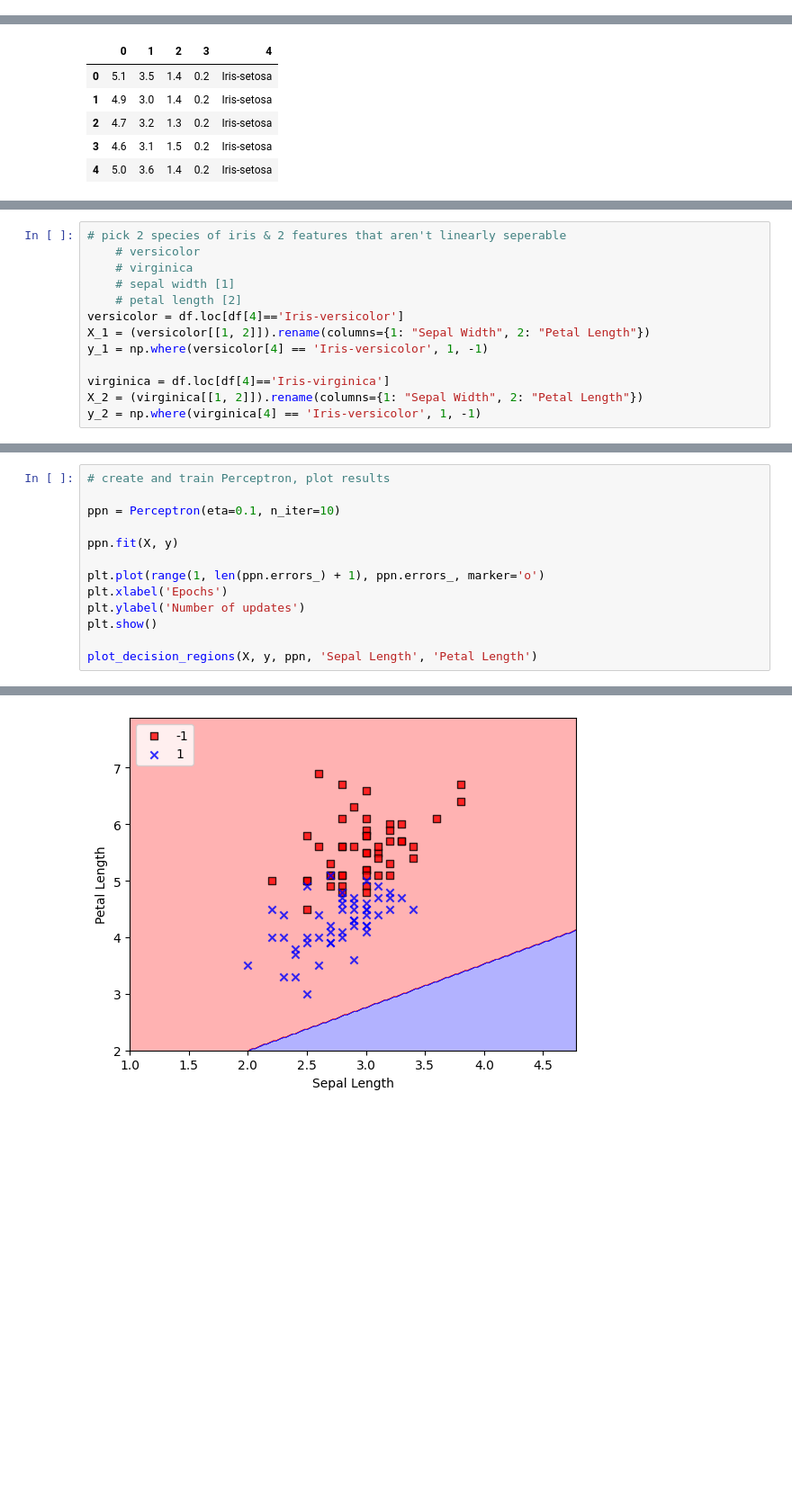
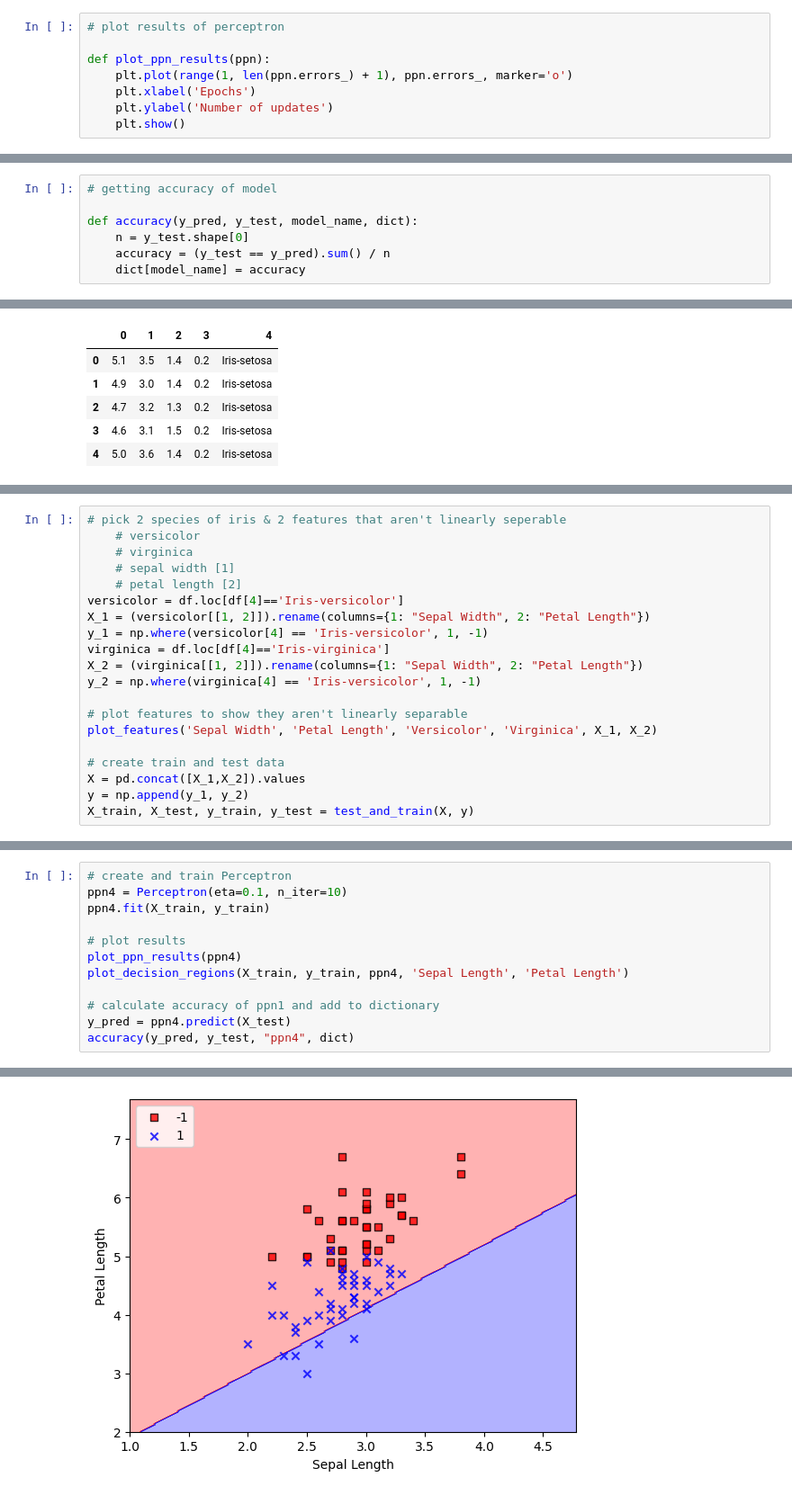
Before and after one commit to nisharamanna555/MachineLearning, a Jupyter notebook: week2.ipynb, the cells around one changed output, grey strips where cells are left out. Shown at 90% size. Saved outputs shown, nothing was run; the diff lists cells and outputs as text; blank space fills up the shorter version.

Commit message:
analyzed and compared accuracies btwn models

```diff
--- a/week2.ipynb
+++ b/week2.ipynb
@@ -205,0 +182,8 @@ class AdalineGD(object):
+# %%
+# plot results of perceptron
+
+def plot_ppn_results(ppn):
+    plt.plot(range(1, len(ppn.errors_) + 1), ppn.errors_, marker='o')
+    plt.xlabel('Epochs')
+    plt.ylabel('Number of updates')
+    plt.show()
@@ -205,0 +221,7 @@ class AdalineGD(object):
+# %%
+# getting accuracy of model
+
+def accuracy(y_pred, y_test, model_name, dict):
+    n = y_test.shape[0]
+    accuracy = (y_test == y_pred).sum() / n
+    dict[model_name] = accuracy
@@ -491,7 +521,14 @@ ada_gd.fit(X_std, y)
 versicolor = df.loc[df[4]=='Iris-versicolor']
 X_1 = (versicolor[[1, 2]]).rename(columns={1: "Sepal Width", 2: "Petal Length"})
 y_1 = np.where(versicolor[4] == 'Iris-versicolor', 1, -1)
-
 virginica = df.loc[df[4]=='Iris-virginica']
 X_2 = (virginica[[1, 2]]).rename(columns={1: "Sepal Width", 2: "Petal Length"})
 y_2 = np.where(virginica[4] == 'Iris-versicolor', 1, -1)
+
+# plot features to show they aren't linearly separable
+plot_features('Sepal Width', 'Petal Length', 'Versicolor', 'Virginica', X_1, X_2)
+
+# create train and test data
+X = pd.concat([X_1,X_2]).values
+y = np.append(y_1, y_2)
+X_train, X_test, y_train, y_test = test_and_train(X, y)
@@ -509,14 +537,13 @@ y = np.append(y_1, y_2)
 # %%
-# create and train Perceptron, plot results
+# create and train Perceptron
+ppn4 = Perceptron(eta=0.1, n_iter=10)
+ppn4.fit(X_train, y_train)
 
-ppn = Perceptron(eta=0.1, n_iter=10)
+# plot results
+plot_ppn_results(ppn4)
+plot_decision_regions(X_train, y_train, ppn4, 'Sepal Length', 'Petal Length')
 
-ppn.fit(X, y)
-
-plt.plot(range(1, len(ppn.errors_) + 1), ppn.errors_, marker='o')
-plt.xlabel('Epochs')
-plt.ylabel('Number of updates')
-plt.show()
-
-plot_decision_regions(X, y, ppn, 'Sepal Length', 'Petal Length')
+# calculate accuracy of ppn1 and add to dictionary
+y_pred = ppn4.predict(X_test)
+accuracy(y_pred, y_test, "ppn4", dict)
 # %% [output]
@@ -524,3 +551,3 @@ plot_decision_regions(X, y, ppn, 'Sepal Length', 'Petal Length')
-[figure, old version]
+[figure, new version]
 # %%
 # standardize data
```
Also changed, not shown: parts of 57 cells of this notebook.
